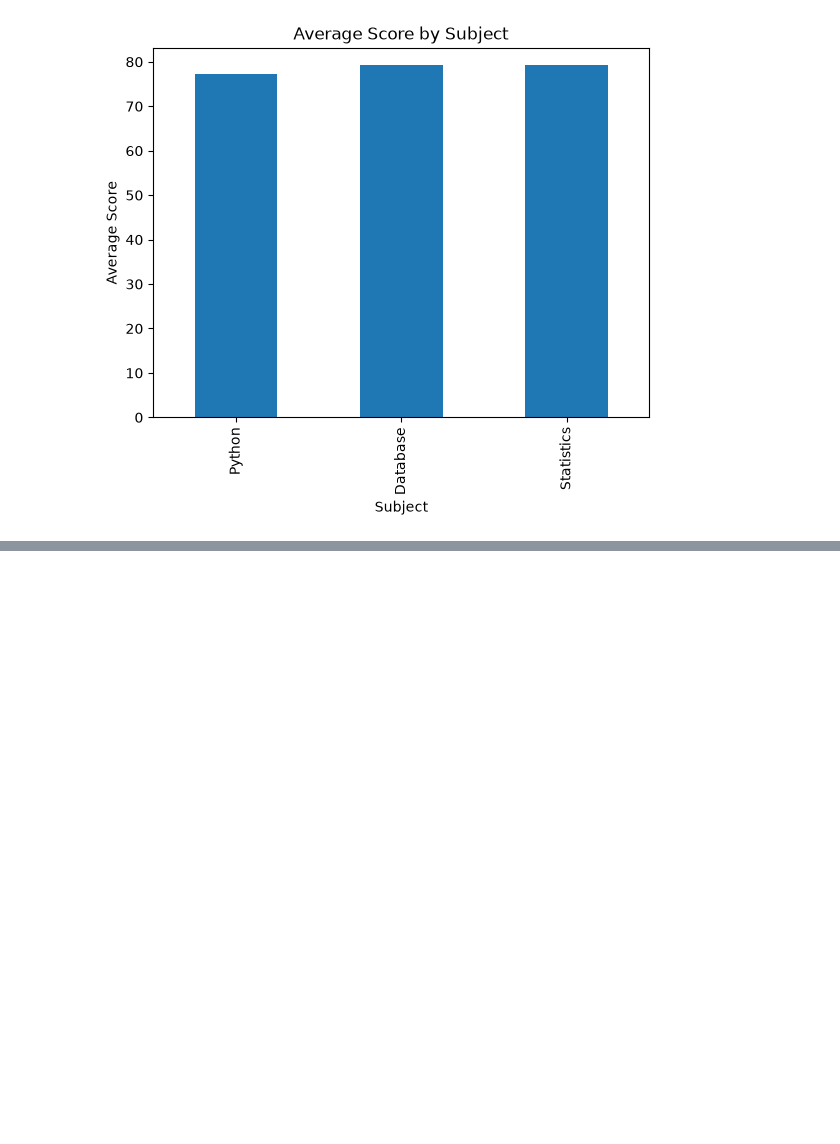
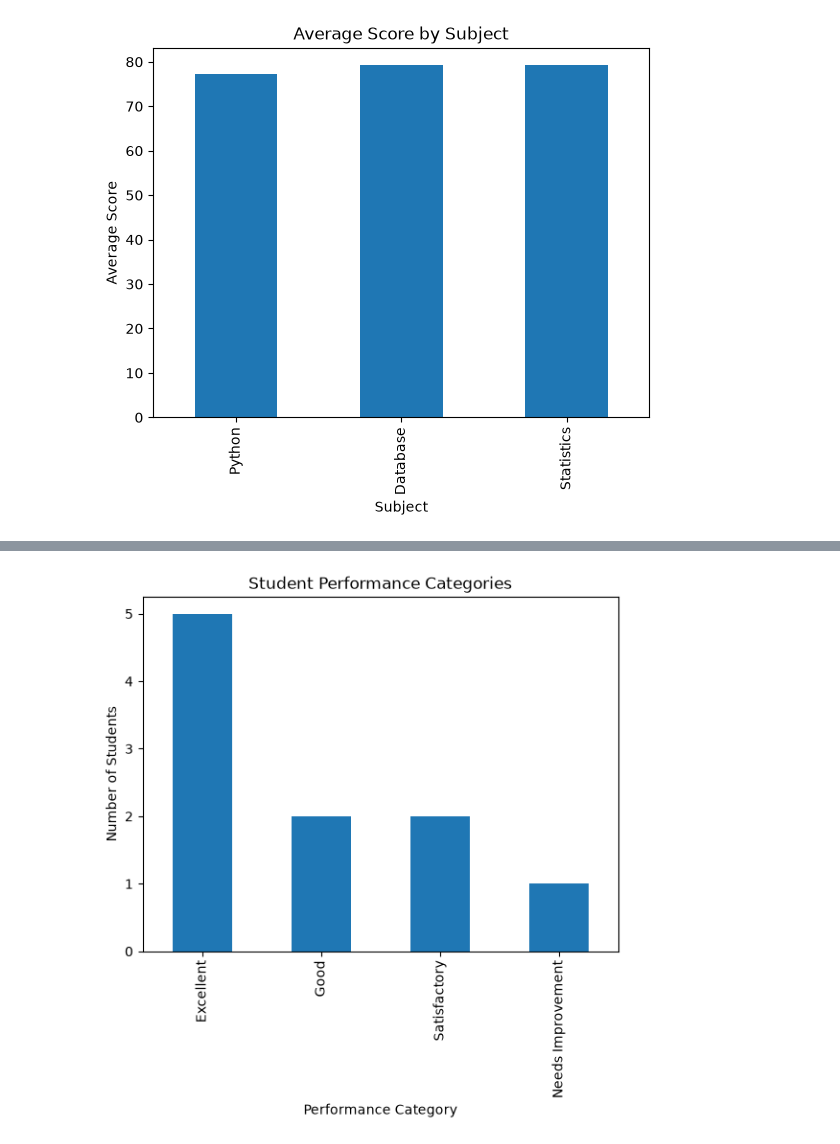
Before and after one commit to KhadijaJafir/Student-Performance-Analyzer, a Jupyter notebook: Student_Performance_Analyzer.ipynb, the cells around one changed output, grey strips where cells are left out. Saved outputs shown, nothing was run; the diff lists cells and outputs as text; code cells hidden in the pictures; blank space fills up the shorter version.

```diff
--- a/Student_Performance_Analyzer.ipynb
+++ b/Student_Performance_Analyzer.ipynb
@@ -237,0 +254,9 @@ plt.show()
+# %%
+performance_count = df["Performance"].value_counts()
+performance_count.plot(kind="bar")
+plt.title("Student Performance Categories")
+plt.xlabel("Performance Category")
+plt.ylabel("Number of Students")
+plt.show()
+# %% [output]
+[figure, added]
```
Also changed, not shown: parts of 5 cells of this notebook.
